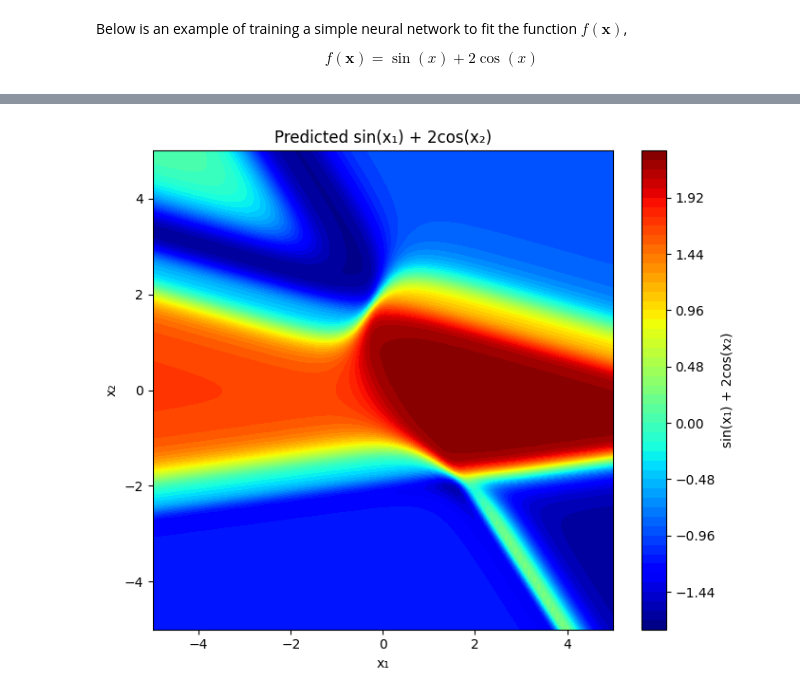
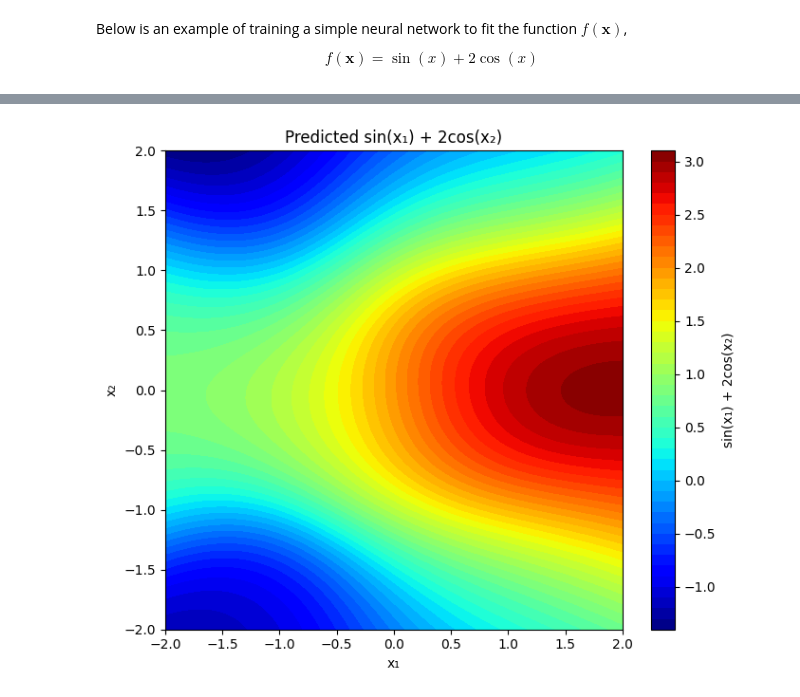
Before and after one commit to m-julian/m-julian.github.io, a Jupyter notebook: jupyter_notebooks/neural_networks/theory/packpropagation_pytorch.ipynb, the cells around one changed output, grey strips where cells are left out. Cells and saved outputs as stored; diff of their text form; code cells hidden in the pictures.

```diff
--- a/jupyter_notebooks/neural_networks/theory/packpropagation_pytorch.ipynb
+++ b/jupyter_notebooks/neural_networks/theory/packpropagation_pytorch.ipynb
@@ -36,8 +36,8 @@ plt.show()
 # Layer 0 (input layer)
 # N x D
 # we are using row vectors
-n_samples = 200
-x_train = torch.rand(n_samples, 2, generator=gen) * 10 - 5  # uniform in [-5, 5]
+n_samples = 50
+x_train = torch.rand(n_samples, 2, generator=gen) * 4 - 2
 # %%
 # layer 1
 layer1_weights = torch.randn((3, 2), requires_grad=True, generator=gen)
@@ -150,10 +150,10 @@ tensor([ 0.2152, -0.1233,  0.2022])
 # %%
 # training loop
 
-LR = 0.3
+LR = 0.1
 
 with torch.no_grad():
-    for i in range(10000):
+    for i in range(1, 1001):
 
         # forward pass (must recompute each iteration with updated weights)
         layer1_z = x_train @ layer1_weights.T + layer1_bias
@@ -164,7 +164,9 @@ with torch.no_grad():
 
         # current loss
         loss = torch.sum((predicted - y_train)**2) / n_samples
-        print(f"Iteration: {i}, loss: {loss}")
+
+        if i % 100 == 0:
+            print(f"Iteration: {i}, loss: {loss}")
 
         # backpropagation to find gradients
         delta_output_layer = (2 / n_samples) * (predicted - y_train)
@@ -207,31 +202,28 @@ Iter
 # %%
+linx1_test = torch.linspace(-2, 2, points_per_dim)
+linx2_test = torch.linspace(-2, 2, points_per_dim)
+x1, x2 = torch.meshgrid(linx1_test, linx2_test, indexing='ij')
 
-
-
-
-linx1_test = torch.linspace(-5, 5, points_per_dim)
-linx2_test = torch.linspace(-5, 5, points_per_dim)
-x1, x2 = torch.meshgrid(linx1_test, linx2_test, indexing='ij')
 grid_input = torch.stack([x1.flatten(), x2.flatten()], dim=1)
 
 with torch.no_grad():
     layer1_z = grid_input @ layer1_weights.T + layer1_bias
     layer1_a = F.tanh(layer1_z)
 
     layer2_z = layer1_a @ layer2_weights.T + layer2_bias
     layer2_a = F.tanh(layer2_z)
 
     predicted = layer2_a @ layer3_weights.T + layer3_bias
 
     predicted = predicted.reshape(points_per_dim, points_per_dim)
 
 plt.figure(figsize=(7, 6))
 plt.contourf(x1.numpy(), x2.numpy(), predicted.numpy(), levels=50, cmap='jet')
 plt.colorbar(label='sin(x₁) + 2cos(x₂)')
 plt.xlabel('x₁')
 plt.ylabel('x₂')
 plt.title('Predicted sin(x₁) + 2cos(x₂)')
 plt.tight_layout()
 plt.show()
 # %% [output]
-[figure, old version]
+[figure, new version]
```
Also changed, not shown: parts of 8 cells of this notebook.
